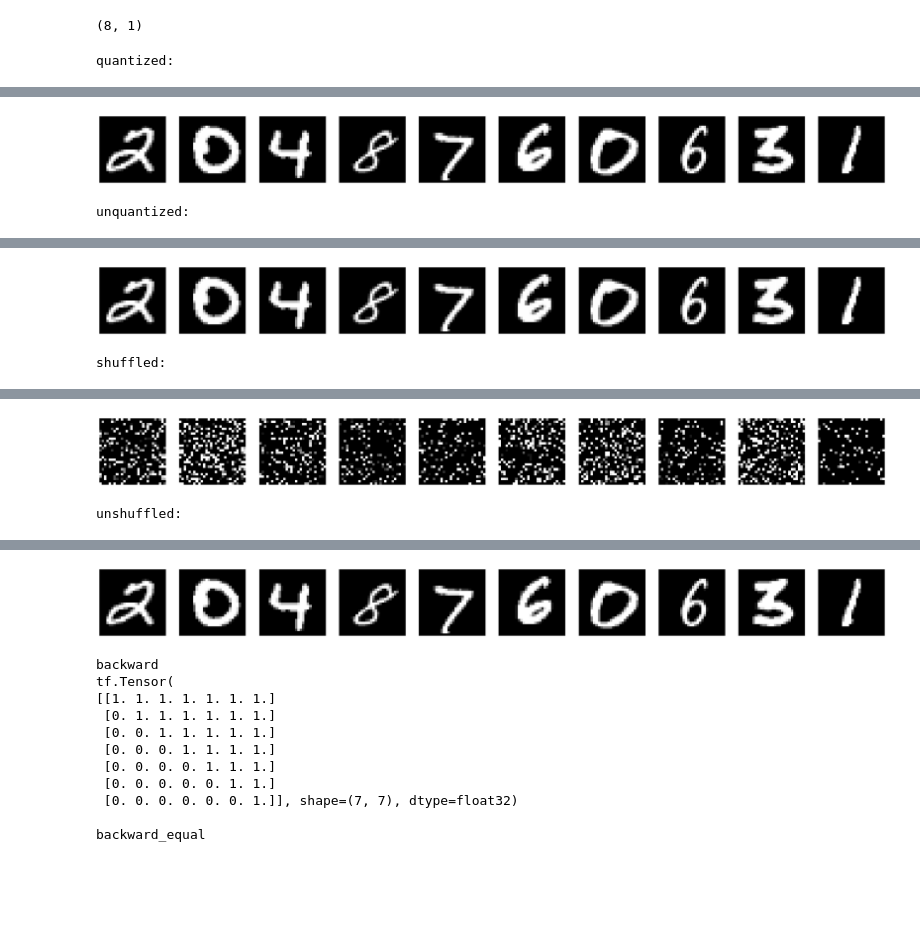
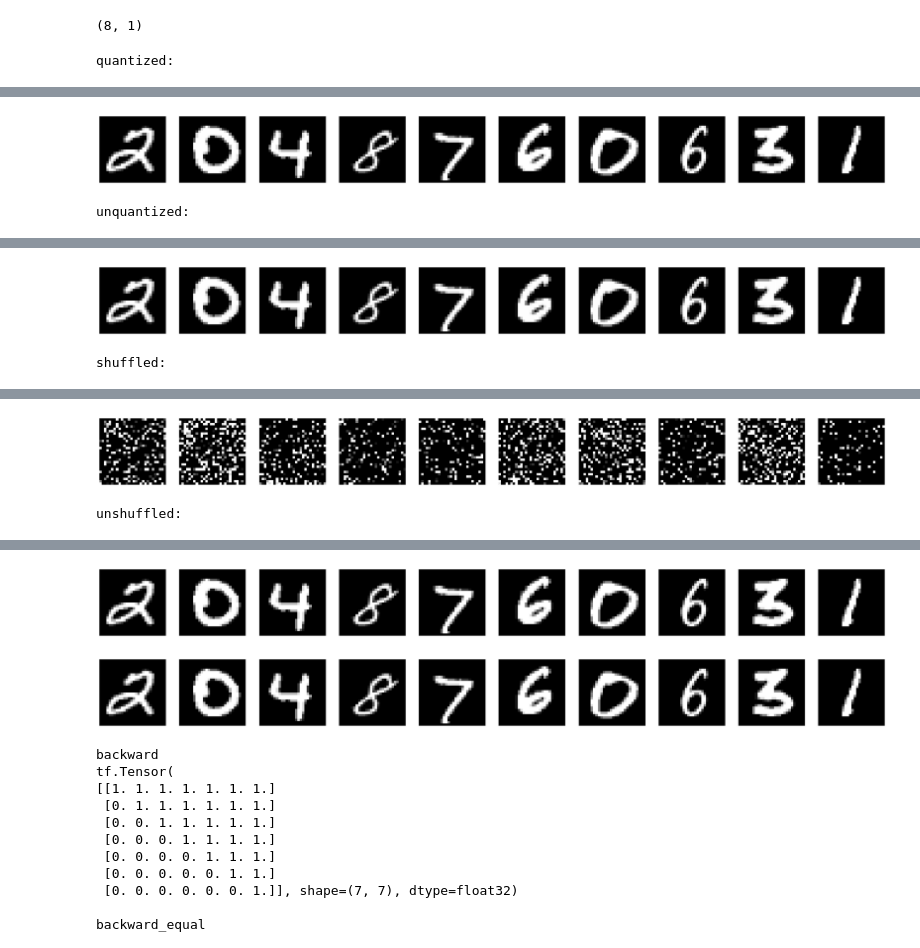
Before and after one commit to maxeonyx/msc, a Jupyter notebook: cgt-mnist/cgt-mnist.ipynb, the cells around one changed output, grey strips where cells are left out. Saved outputs shown, nothing was run; the diff lists cells and outputs as text; code cells hidden in the pictures; blank space fills up the shorter version.

```diff
--- a/cgt-mnist/cgt-mnist.ipynb
+++ b/cgt-mnist/cgt-mnist.ipynb
@@ -25,13 +25,13 @@ if use_wandb:
 # %%
 config = {
-    'minibatch_size': 4,
+    'minibatch_size': 2,
     'test_minibatch_size': 10,
     'n_colors': 8,
     'model': {
-        'n_enc_a_layers': 12,
-        'n_enc_b_layers': 2,
-        'ffl_dim': 800,
-        'embd_dim': 512,
+        'n_enc_a_layers': 20,
+        'n_enc_b_layers': 0,
+        'ffl_dim': 1200,
+        'embd_dim': 1024,
         'n_heads': 8,
         'dropout_rate': 0.1,
         'use_idxs_input': True,
@@ -44,7 +44,7 @@ config = {
     'max_lr': 0.0006,
     'min_lr': 0.00001,
     'batch_size_schedule': 'constant',
-    'start_batch_size': 6,
+    'start_batch_size': 12,
     'end_batch_size': 6,
     'steps_per_epoch': 300,
     'n_epochs': 40,
@@ -210,8 +210,7 @@ def np_showSeq(seq, size, max_images=3, cmap=None):
         ax.set_axis_off()
         plt.imshow(img[i], cmap=cmap)
     plt.show()
-    if use_wandb:
-        wandb.log({"images": wandb.Image(fig)})
+    return fig
 
 def showSeq(seq, idxs, size, max_images=3, cmap='gray', unshuffle=False, do_unquantize=True):
     """ Show one or more images encoded as sequence. (tensorflow version)
@@ -232,7 +231,7 @@ def showSeq(seq, idxs, size, max_images=3, cmap='gray', unshuffle=False, do_unqu
         seq = tf.map_fn(fn=unquantize, elems=seq, fn_output_signature=tf.float16)
     seq = tf.cast(seq, float).numpy()
 
-    np_showSeq(seq, size, max_images, cmap)
+    return np_showSeq(seq, size, max_images, cmap)
 
 
 NUM_SAMPLES = 10
@@ -284,2 +283,2 @@ shuffled:
-[figure, old version]
+[figure, new version]
 unshuffled:
@@ -287,4 +286,5 @@ unshuffled:
 [figure]
+[figure, added]
 # %%
 def create_look_backward_equal_mask(size_q, size_k):
     mask = 1 - tf.linalg.band_part(tf.ones((size_q, size_k)), -1, 0)
```
Also changed, not shown: parts of 15 cells of this notebook.
